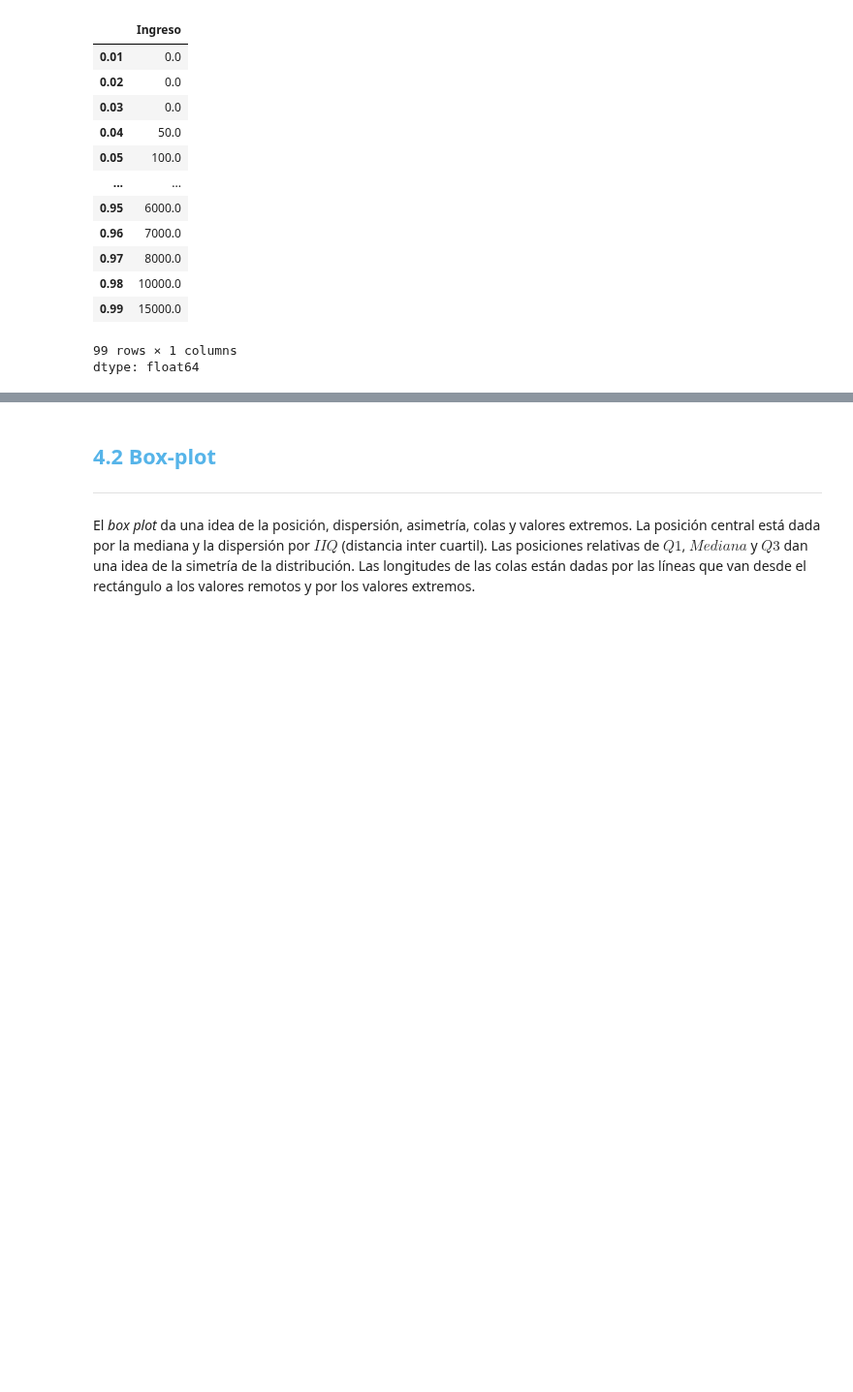
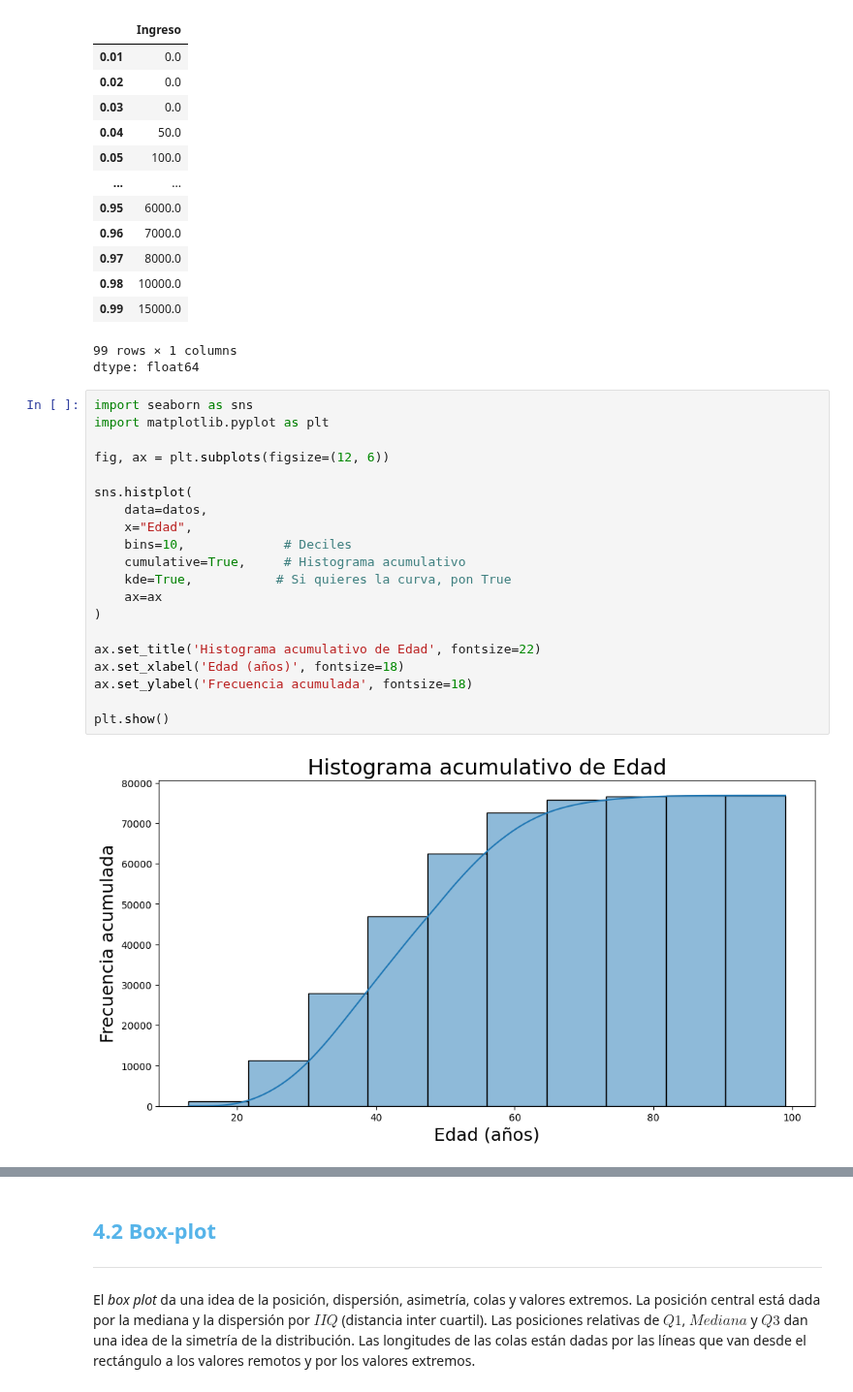
Before and after one commit to Nataliahfk/estadistica_python, a Jupyter notebook: curso_de_estadistica_con_python_1.ipynb, the cells around one changed output, grey strips where cells are left out. Shown at 97% size. Saved outputs shown, nothing was run; the diff lists cells and outputs as text; blank space fills up the shorter version.

```diff
--- a/curso_de_estadistica_con_python_1.ipynb
+++ b/curso_de_estadistica_con_python_1.ipynb
@@ -993,3 +996,25 @@ datos.Ingreso.quantile([i/100 for i in range(1,100)])
 | 0.99 | 15000.0 |
 99 rows × 1 columns
 dtype: float64
+# %%
+import seaborn as sns
+import matplotlib.pyplot as plt
+
+fig, ax = plt.subplots(figsize=(12, 6))
+
+sns.histplot(
+    data=datos,
+    x="Edad",
+    bins=10,             # Deciles
+    cumulative=True,     # Histograma acumulativo
+    kde=True,           # Si quieres la curva, pon True
+    ax=ax
+)
+
+ax.set_title('Histograma acumulativo de Edad', fontsize=22)
+ax.set_xlabel('Edad (años)', fontsize=18)
+ax.set_ylabel('Frecuencia acumulada', fontsize=18)
+
+plt.show()
+# %% [output]
+[figure, added]
```
Also changed, not shown: parts of 7 cells of this notebook.
